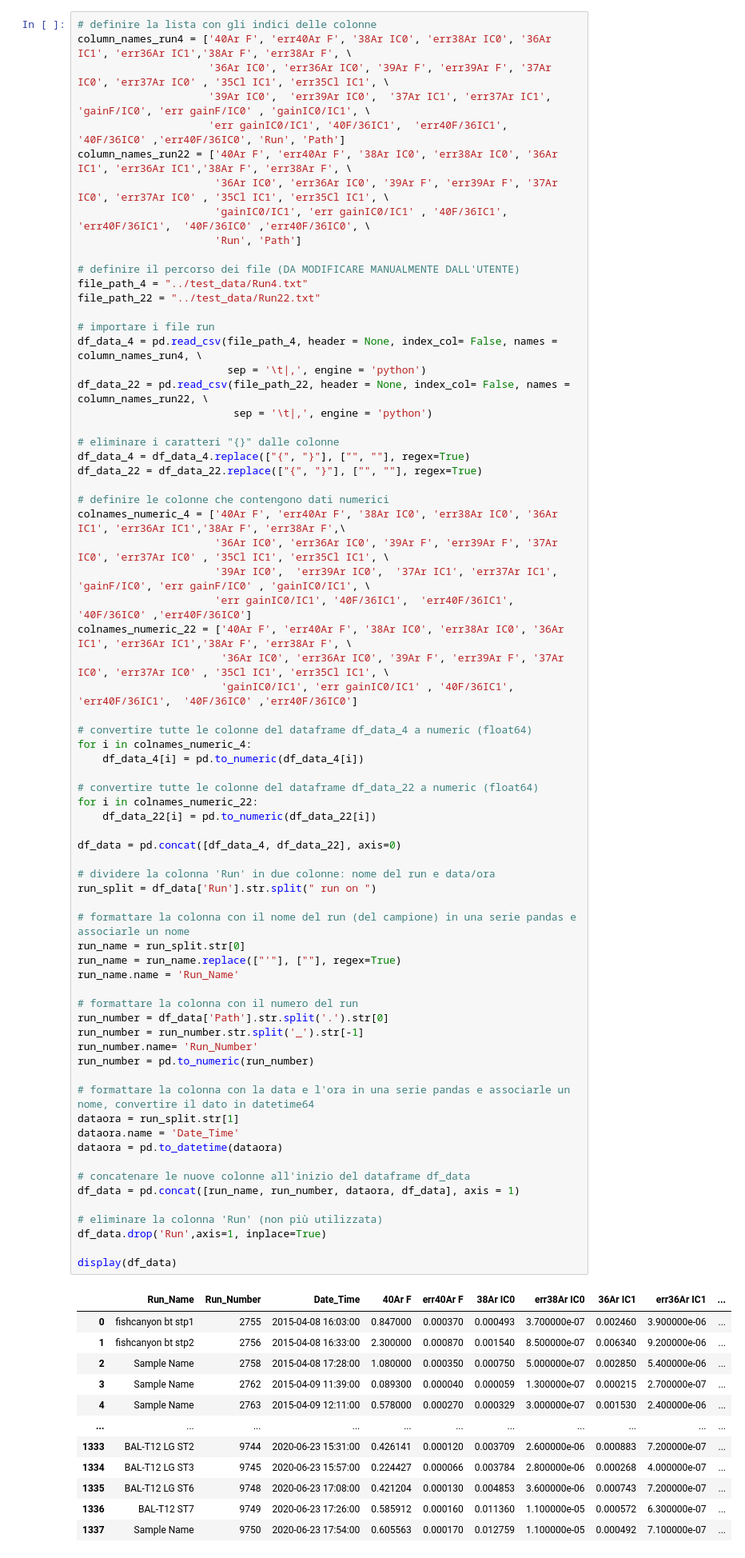
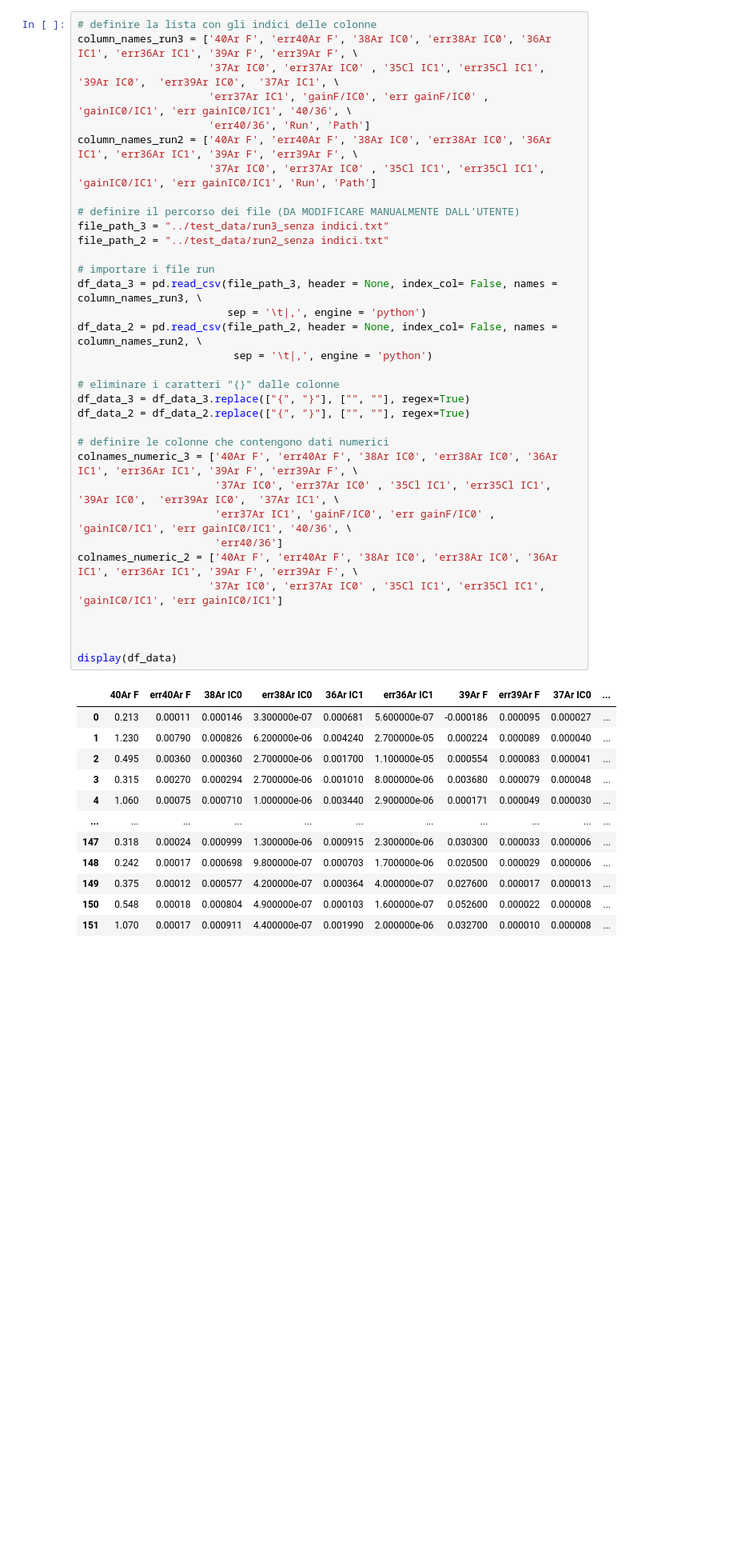
Before and after one commit to gecos-lab/PyCalcolAr, a Jupyter notebook: notebooks/PyCalcolAr_working-pre2013.ipynb, the cells around one changed output. Shown at 80% size. Saved outputs shown, nothing was run; the diff lists cells and outputs as text; blank space fills up the shorter version.

Commit message:
Dataframe run2 concact run 3 creato, c'è un problema poi nel run_name, ora cerco di sistemare

```diff
--- a/notebooks/PyCalcolAr_working-pre2013.ipynb
+++ b/notebooks/PyCalcolAr_working-pre2013.ipynb
@@ -91,84 +182,48 @@ ValueError: Unable to parse string "'same gas' run on 22 January 2013 at 16:16"
 ### > file Run4 e Run22 (file di misura)
 # %%
 # definire la lista con gli indici delle colonne
-column_names_run4 = ['40Ar F', 'err40Ar F', '38Ar IC0', 'err38Ar IC0', '36Ar IC1', 'err36Ar IC1','38Ar F', 'err38Ar F', \
-                     '36Ar IC0', 'err36Ar IC0', '39Ar F', 'err39Ar F', '37Ar IC0', 'err37Ar IC0' , '35Cl IC1', 'err35Cl IC1', \
-                     '39Ar IC0',  'err39Ar IC0',  '37Ar IC1', 'err37Ar IC1', 'gainF/IC0', 'err gainF/IC0' , 'gainIC0/IC1', \
-                     'err gainIC0/IC1', '40F/36IC1',  'err40F/36IC1',  '40F/36IC0' ,'err40F/36IC0', 'Run', 'Path']
-column_names_run22 = ['40Ar F', 'err40Ar F', '38Ar IC0', 'err38Ar IC0', '36Ar IC1', 'err36Ar IC1','38Ar F', 'err38Ar F', \
-                      '36Ar IC0', 'err36Ar IC0', '39Ar F', 'err39Ar F', '37Ar IC0', 'err37Ar IC0' , '35Cl IC1', 'err35Cl IC1', \
-                      'gainIC0/IC1', 'err gainIC0/IC1' , '40F/36IC1',  'err40F/36IC1',  '40F/36IC0' ,'err40F/36IC0', \
-                      'Run', 'Path']
+column_names_run3 = ['40Ar F', 'err40Ar F', '38Ar IC0', 'err38Ar IC0', '36Ar IC1', 'err36Ar IC1', '39Ar F', 'err39Ar F', \
+                     '37Ar IC0', 'err37Ar IC0' , '35Cl IC1', 'err35Cl IC1', '39Ar IC0',  'err39Ar IC0',  '37Ar IC1', \
+                     'err37Ar IC1', 'gainF/IC0', 'err gainF/IC0' , 'gainIC0/IC1', 'err gainIC0/IC1', '40/36', \
+                     'err40/36', 'Run', 'Path']
+column_names_run2 = ['40Ar F', 'err40Ar F', '38Ar IC0', 'err38Ar IC0', '36Ar IC1', 'err36Ar IC1', '39Ar F', 'err39Ar F', \
+                     '37Ar IC0', 'err37Ar IC0' , '35Cl IC1', 'err35Cl IC1', 'gainIC0/IC1', 'err gainIC0/IC1', 'Run', 'Path']
 
 # definire il percorso dei file (DA MODIFICARE MANUALMENTE DALL'UTENTE)
-file_path_4 = "../test_data/Run4.txt"
-file_path_22 = "../test_data/Run22.txt"
+file_path_3 = "../test_data/run3_senza indici.txt"
+file_path_2 = "../test_data/run2_senza indici.txt"
 
 # importare i file run
-df_data_4 = pd.read_csv(file_path_4, header = None, index_col= False, names = column_names_run4, \
+df_data_3 = pd.read_csv(file_path_3, header = None, index_col= False, names = column_names_run3, \
                         sep = '\t|,', engine = 'python')
-df_data_22 = pd.read_csv(file_path_22, header = None, index_col= False, names = column_names_run22, \
+df_data_2 = pd.read_csv(file_path_2, header = None, index_col= False, names = column_names_run2, \
                          sep = '\t|,', engine = 'python')
 
 # eliminare i caratteri "{}" dalle colonne
-df_data_4 = df_data_4.replace(["{", "}"], ["", ""], regex=True)
-df_data_22 = df_data_22.replace(["{", "}"], ["", ""], regex=True)
+df_data_3 = df_data_3.replace(["{", "}"], ["", ""], regex=True)
+df_data_2 = df_data_2.replace(["{", "}"], ["", ""], regex=True)
 
 # definire le colonne che contengono dati numerici
-colnames_numeric_4 = ['40Ar F', 'err40Ar F', '38Ar IC0', 'err38Ar IC0', '36Ar IC1', 'err36Ar IC1','38Ar F', 'err38Ar F',\
-                      '36Ar IC0', 'err36Ar IC0', '39Ar F', 'err39Ar F', '37Ar IC0', 'err37Ar IC0' , '35Cl IC1', 'err35Cl IC1', \
-                      '39Ar IC0',  'err39Ar IC0',  '37Ar IC1', 'err37Ar IC1', 'gainF/IC0', 'err gainF/IC0' , 'gainIC0/IC1', \
-                      'err gainIC0/IC1', '40F/36IC1',  'err40F/36IC1',  '40F/36IC0' ,'err40F/36IC0']
-colnames_numeric_22 = ['40Ar F', 'err40Ar F', '38Ar IC0', 'err38Ar IC0', '36Ar IC1', 'err36Ar IC1','38Ar F', 'err38Ar F', \
-                       '36Ar IC0', 'err36Ar IC0', '39Ar F', 'err39Ar F', '37Ar IC0', 'err37Ar IC0' , '35Cl IC1', 'err35Cl IC1', \
-                       'gainIC0/IC1', 'err gainIC0/IC1' , '40F/36IC1',  'err40F/36IC1',  '40F/36IC0' ,'err40F/36IC0']
+colnames_numeric_3 = ['40Ar F', 'err40Ar F', '38Ar IC0', 'err38Ar IC0', '36Ar IC1', 'err36Ar IC1', '39Ar F', 'err39Ar F', \
+                      '37Ar IC0', 'err37Ar IC0' , '35Cl IC1', 'err35Cl IC1', '39Ar IC0',  'err39Ar IC0',  '37Ar IC1', \
+                      'err37Ar IC1', 'gainF/IC0', 'err gainF/IC0' , 'gainIC0/IC1', 'err gainIC0/IC1', '40/36', \
+                      'err40/36']
+colnames_numeric_2 = ['40Ar F', 'err40Ar F', '38Ar IC0', 'err38Ar IC0', '36Ar IC1', 'err36Ar IC1', '39Ar F', 'err39Ar F', \
+                     '37Ar IC0', 'err37Ar IC0' , '35Cl IC1', 'err35Cl IC1', 'gainIC0/IC1', 'err gainIC0/IC1']
 
-# convertire tutte le colonne del dataframe df_data_4 a numeric (float64)
-for i in colnames_numeric_4:
-    df_data_4[i] = pd.to_numeric(df_data_4[i])
 
-# convertire tutte le colonne del dataframe df_data_22 a numeric (float64)
-for i in colnames_numeric_22:
-    df_data_22[i] = pd.to_numeric(df_data_22[i])
-
-df_data = pd.concat([df_data_4, df_data_22], axis=0)
-
-# dividere la colonna 'Run' in due colonne: nome del run e data/ora
-run_split = df_data['Run'].str.split(" run on ")
-
-# formattare la colonna con il nome del run (del campione) in una serie pandas e associarle un nome
-run_name = run_split.str[0]
-run_name = run_name.replace(["'"], [""], regex=True)
-run_name.name = 'Run_Name'
-
-# formattare la colonna con il numero del run
-run_number = df_data['Path'].str.split('.').str[0]
-run_number = run_number.str.split('_').str[-1]
-run_number.name= 'Run_Number'
-run_number = pd.to_numeric(run_number)
-
-# formattare la colonna con la data e l'ora in una serie pandas e associarle un nome, convertire il dato in datetime64
-dataora = run_split.str[1]
-dataora.name = 'Date_Time'
-dataora = pd.to_datetime(dataora)
-
-# concatenare le nuove colonne all'inizio del dataframe df_data
-df_data = pd.concat([run_name, run_number, dataora, df_data], axis = 1)
-
-# eliminare la colonna 'Run' (non più utilizzata)
-df_data.drop('Run',axis=1, inplace=True)
 
 display(df_data)
 # %% [output]
-|  | Run_Name | Run_Number | Date_Time | 40Ar F | err40Ar F | 38Ar IC0 | err38Ar IC0 | 36Ar IC1 | err36Ar IC1 | ... |
-| 0 | fishcanyon bt stp1 | 2755 | 2015-04-08 16:03:00 | 0.847000 | 0.000370 | 0.000493 | 3.700000e-07 | 0.002460 | 3.900000e-06 | ... |
-| 1 | fishcanyon bt stp2 | 2756 | 2015-04-08 16:33:00 | 2.300000 | 0.000870 | 0.001540 | 8.500000e-07 | 0.006340 | 9.200000e-06 | ... |
-| 2 | Sample Name | 2758 | 2015-04-08 17:28:00 | 1.080000 | 0.000350 | 0.000750 | 5.000000e-07 | 0.002850 | 5.400000e-06 | ... |
-| 3 | Sample Name | 2762 | 2015-04-09 11:39:00 | 0.089300 | 0.000040 | 0.000059 | 1.300000e-07 | 0.000215 | 2.700000e-07 | ... |
-| 4 | Sample Name | 2763 | 2015-04-09 12:11:00 | 0.578000 | 0.000270 | 0.000329 | 3.000000e-07 | 0.001530 | 2.400000e-06 | ... |
+|  | 40Ar F | err40Ar F | 38Ar IC0 | err38Ar IC0 | 36Ar IC1 | err36Ar IC1 | 39Ar F | err39Ar F | 37Ar IC0 | ... |
+| 0 | 0.213 | 0.00011 | 0.000146 | 3.300000e-07 | 0.000681 | 5.600000e-07 | -0.000186 | 0.000095 | 0.000027 | ... |
+| 1 | 1.230 | 0.00790 | 0.000826 | 6.200000e-06 | 0.004240 | 2.700000e-05 | 0.000224 | 0.000089 | 0.000040 | ... |
+| 2 | 0.495 | 0.00360 | 0.000360 | 2.700000e-06 | 0.001700 | 1.100000e-05 | 0.000554 | 0.000083 | 0.000041 | ... |
+| 3 | 0.315 | 0.00270 | 0.000294 | 2.700000e-06 | 0.001010 | 8.000000e-06 | 0.003680 | 0.000079 | 0.000048 | ... |
+| 4 | 1.060 | 0.00075 | 0.000710 | 1.000000e-06 | 0.003440 | 2.900000e-06 | 0.000171 | 0.000049 | 0.000030 | ... |
 | ... | ... | ... | ... | ... | ... | ... | ... | ... | ... | ... |
-| 1333 | BAL-T12 LG ST2 | 9744 | 2020-06-23 15:31:00 | 0.426141 | 0.000120 | 0.003709 | 2.600000e-06 | 0.000883 | 7.200000e-07 | ... |
-| 1334 | BAL-T12 LG ST3 | 9745 | 2020-06-23 15:57:00 | 0.224427 | 0.000066 | 0.003784 | 2.800000e-06 | 0.000268 | 4.000000e-07 | ... |
-| 1335 | BAL-T12 LG ST6 | 9748 | 2020-06-23 17:08:00 | 0.421204 | 0.000130 | 0.004853 | 3.600000e-06 | 0.000743 | 7.200000e-07 | ... |
-| 1336 | BAL-T12 ST7 | 9749 | 2020-06-23 17:26:00 | 0.585912 | 0.000160 | 0.011360 | 1.100000e-05 | 0.000572 | 6.300000e-07 | ... |
-| 1337 | Sample Name | 9750 | 2020-06-23 17:54:00 | 0.605563 | 0.000170 | 0.012759 | 1.100000e-05 | 0.000492 | 7.100000e-07 | ... |
+| 147 | 0.318 | 0.00024 | 0.000999 | 1.300000e-06 | 0.000915 | 2.300000e-06 | 0.030300 | 0.000033 | 0.000006 | ... |
+| 148 | 0.242 | 0.00017 | 0.000698 | 9.800000e-07 | 0.000703 | 1.700000e-06 | 0.020500 | 0.000029 | 0.000006 | ... |
+| 149 | 0.375 | 0.00012 | 0.000577 | 4.200000e-07 | 0.000364 | 4.000000e-07 | 0.027600 | 0.000017 | 0.000013 | ... |
+| 150 | 0.548 | 0.00018 | 0.000804 | 4.900000e-07 | 0.000103 | 1.600000e-07 | 0.052600 | 0.000022 | 0.000008 | ... |
+| 151 | 1.070 | 0.00017 | 0.000911 | 4.400000e-07 | 0.001990 | 2.000000e-06 | 0.032700 | 0.000010 | 0.000008 | ... |
```
Also changed, not shown: parts of 5 cells of this notebook, 1 other file.
